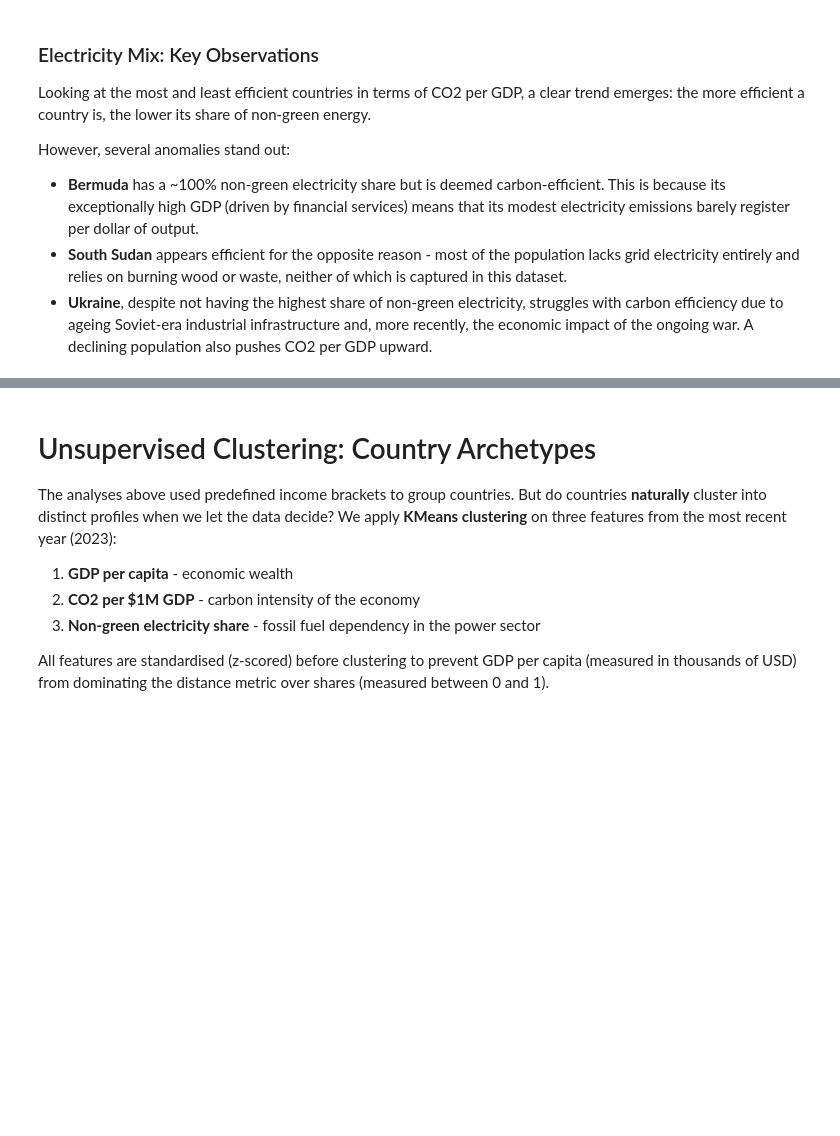
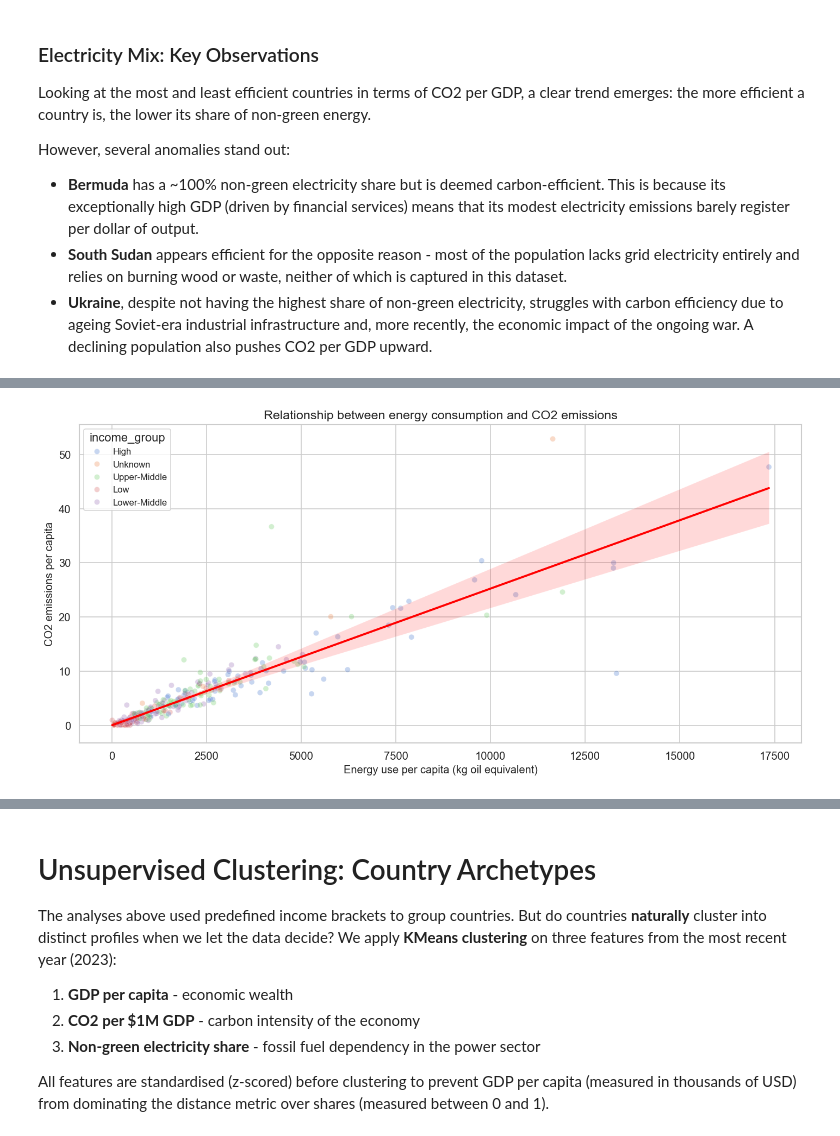
Before and after one commit to fabianfrank-dev/carbon_analysis, a Jupyter notebook: data_analytics_project.ipynb, the cells around one changed output, grey strips where cells are left out. Saved outputs shown, nothing was run; the diff lists cells and outputs as text; code cells hidden in the pictures; blank space fills up the shorter version.

```diff
--- a/data_analytics_project.ipynb
+++ b/data_analytics_project.ipynb
@@ -778,0 +840,9 @@ However, several anomalies stand out:
+# %%
+# merge
+main_df = main_df.merge(
+    energy_xml,
+    on=["iso_code","year"],
+    how="left"
+)
+
+main_df
@@ -778,0 +863,44 @@ However, several anomalies stand out:
+# %%
+# mean the countries, so there are no duplicates from multiple years
+mean_df = (
+    main_df.groupby(["iso_code", "income_group"])
+      .agg(
+          energy_use_pc=("energy_use_pc", "mean"),
+          co2_per_capita=("co2_per_capita", "mean"),
+          gdp_per_capita=("gdp_per_capita", "mean")
+      )
+      .reset_index()
+)
+
+
+fig, ax = plt.subplots(figsize=(12, 6))
+
+# plot a scatterplot to display energy use per capita and co2 per capita
+sns.scatterplot(
+    data=mean_df,
+    x="energy_use_pc",
+    y="co2_per_capita",
+    hue="income_group",
+    alpha=0.3,
+    ax = ax
+)
+
+# use a regression plot to show trends
+sns.regplot(
+    data=mean_df,
+    x="energy_use_pc",
+    y="co2_per_capita",
+    scatter=False,
+    color="red",
+    ax = ax
+)
+
+
+plt.xlabel("Energy use per capita (kg oil equivalent)")
+plt.ylabel("CO2 emissions per capita")
+plt.title("Relationship between energy consumption and CO2 emissions")
+
+plt.tight_layout()
+plt.show()
+# %% [output]
+[figure, added]
```
Also changed, not shown: parts of 20 cells of this notebook.
